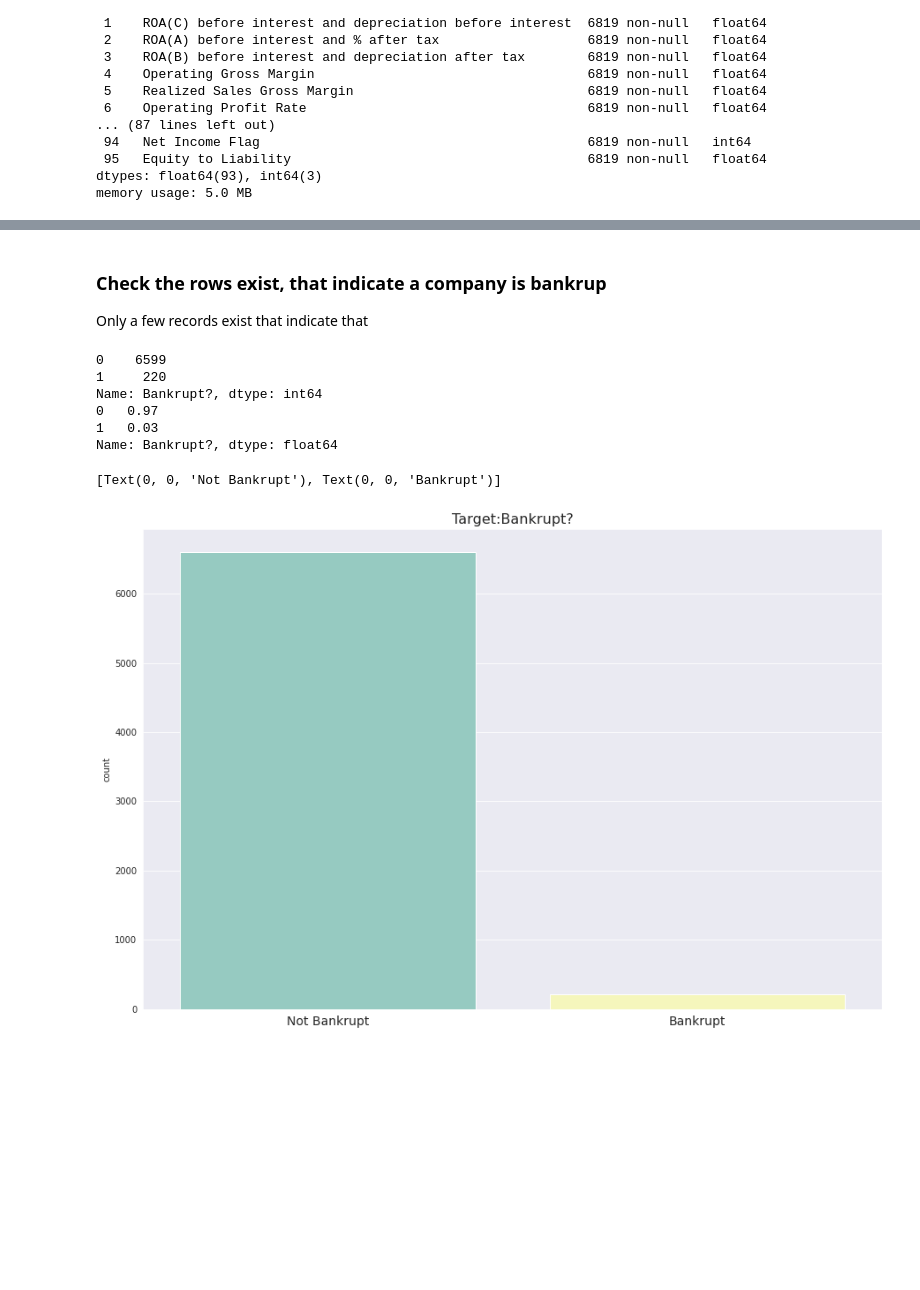
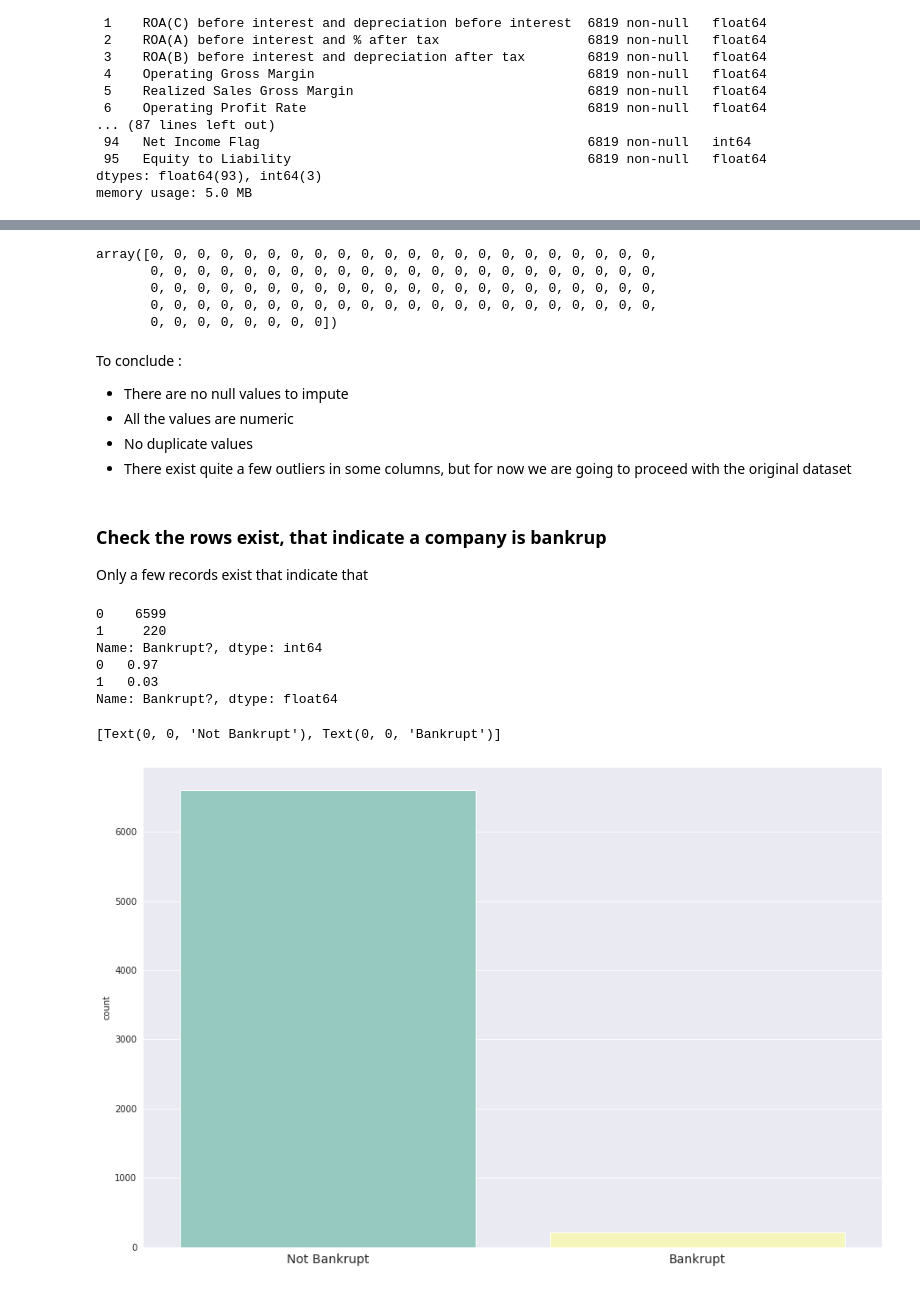
Before and after one commit to spros1/TaiwaneseBankruptcyPrediction, a Jupyter notebook: TaiwaneseBankruptcyPrediction.ipynb, the cells around one changed output, grey strips where cells are left out. Cells and saved outputs as stored; diff of their text form; code cells hidden in the pictures; blank space fills up the shorter version.

```diff
--- a/TaiwaneseBankruptcyPrediction.ipynb
+++ b/TaiwaneseBankruptcyPrediction.ipynb
@@ -58,0 +76,17 @@ memory usage: 5.0 MB
+# %%
+# search for missing values -- no missing values
+df.isna().sum().values
+# %% [output]
+array([0, 0, 0, 0, 0, 0, 0, 0, 0, 0, 0, 0, 0, 0, 0, 0, 0, 0, 0, 0, 0, 0,
+       0, 0, 0, 0, 0, 0, 0, 0, 0, 0, 0, 0, 0, 0, 0, 0, 0, 0, 0, 0, 0, 0,
+       0, 0, 0, 0, 0, 0, 0, 0, 0, 0, 0, 0, 0, 0, 0, 0, 0, 0, 0, 0, 0, 0,
+       0, 0, 0, 0, 0, 0, 0, 0, 0, 0, 0, 0, 0, 0, 0, 0, 0, 0, 0, 0, 0, 0,
+       0, 0, 0, 0, 0, 0, 0, 0])
+# %% [markdown]
+To conclude :
+
+
+*   There are no null values to impute
+*   All the values are numeric
+*   No duplicate values
+*   There exist quite a few outliers in some columns, but for now we are going to proceed with the original dataset
@@ -62,21 +100,21 @@ Only a few records exist that indicate that
 # %%
 # print count and percentage
 print(df['Bankrupt?'].value_counts())
 print(df['Bankrupt?'].value_counts(normalize=True))
 print('\n')
 
 #plot that also
 fig, ax = plt.subplots(figsize=(15,10))
 sns.countplot(df['Bankrupt?'])
-ax.set_title('Target:Bankrupt?', fontsize=16)
+ax.set_title('')
 ax.set_xlabel('')
 ax.set_xticklabels(['Not Bankrupt', 'Bankrupt'], fontsize=14)
 # %% [output]
 0    6599
 1     220
 Name: Bankrupt?, dtype: int64
 0   0.97
 1   0.03
 Name: Bankrupt?, dtype: float64
 [Text(0, 0, 'Not Bankrupt'), Text(0, 0, 'Bankrupt')]
-[figure, old version]
+[figure, new version]
```
Also changed, not shown: parts of 4 cells of this notebook.
